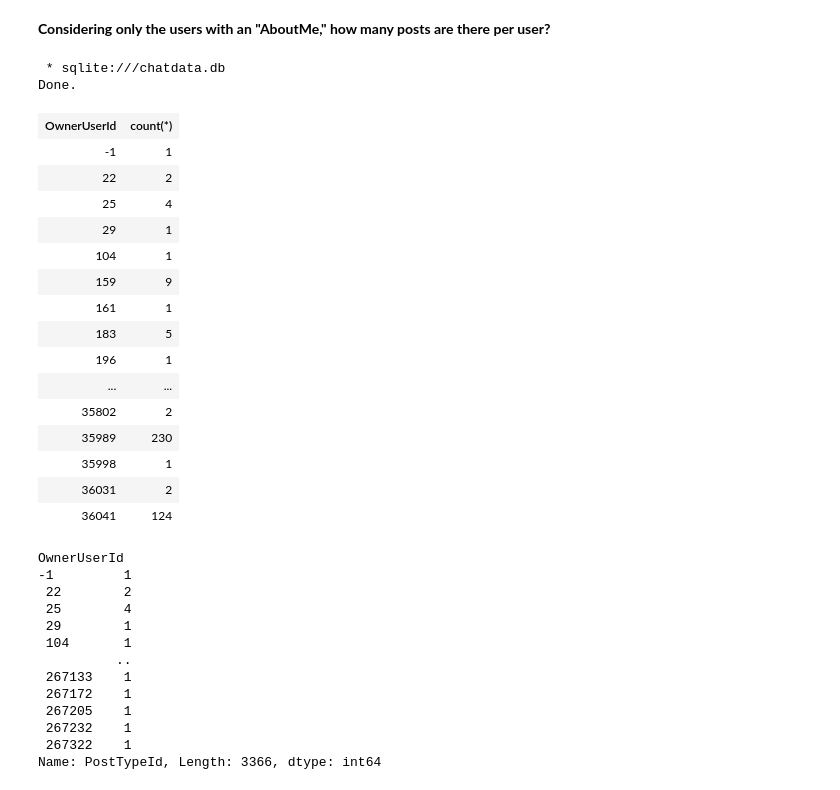
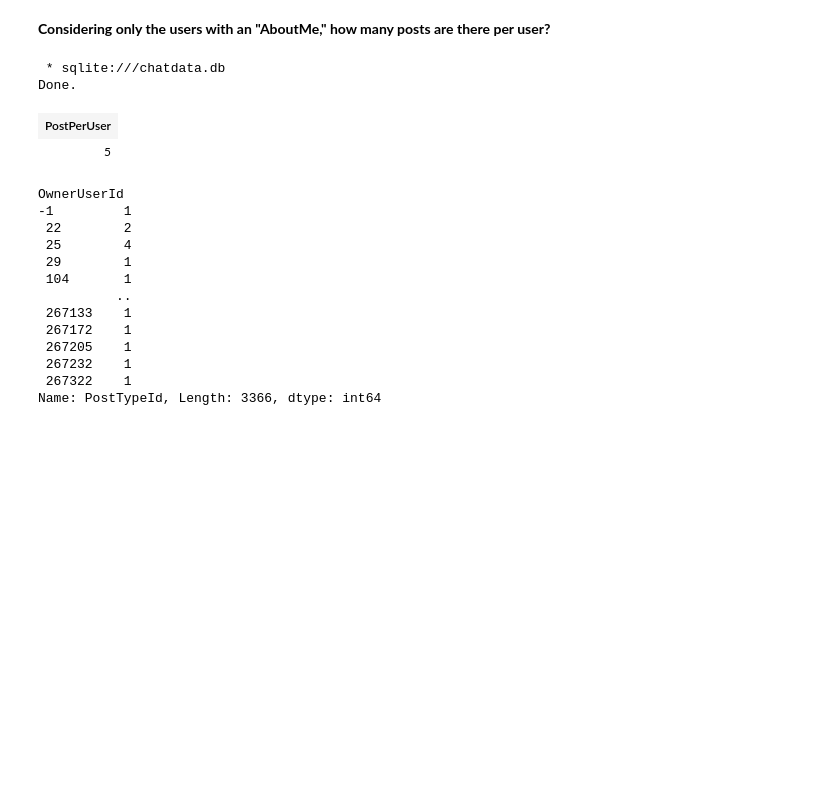
Before and after one commit to soyinkas1/PP0007_DfE-AMS-OpenClassrooms-Data-Analysis-Bootcamp_Excel_Tableau-PowerBI_Python_SQL, a Jupyter notebook: Project 4/Soyinka_Sowoolu_2_chat_data Jupyter Notebook.ipynb, the cells around one changed output. Saved outputs shown, nothing was run; the diff lists cells and outputs as text; code cells hidden in the pictures; blank space fills up the shorter version.

```diff
--- a/Project 4/Soyinka_Sowoolu_2_chat_data Jupyter Notebook.ipynb
+++ b/Project 4/Soyinka_Sowoolu_2_chat_data Jupyter Notebook.ipynb
@@ -1412,30 +1412,14 @@ store_query('task 3','How many posts have been created by a user that has a fill
 **Considering only the users with an "AboutMe," how many posts are there per user?**
 # %%
 %%sql
-SELECT OwnerUserId,count(*)
-FROM (SELECT * FROM users
+SELECT (count(Posts.Id))/(count(DISTINCT users.Id)) as PostPerUser FROM users
 INNER JOIN posts ON posts.OwnerUserId = users.Id
-WHERE AboutMe <> "NULL")
-GROUP BY OwnerUserId;
+WHERE AboutMe <> "NULL"
 # %% [output]
  * sqlite:///chatdata.db
 Done.
-| OwnerUserId | count(*) |
-| -1 | 1 |
-| 22 | 2 |
-| 25 | 4 |
-| 29 | 1 |
-| 104 | 1 |
-| 159 | 9 |
-| 161 | 1 |
-| 183 | 5 |
-| 196 | 1 |
-| ... | ... |
-| 35802 | 2 |
-| 35989 | 230 |
-| 35998 | 1 |
-| 36031 | 2 |
-| 36041 | 124 |
+| PostPerUser |
+| 5 |
 # %%
 # Confirm using Pandas
 (mergeT[mergeT['AboutMe'].notnull()]).groupby('OwnerUserId')['PostTypeId'].count()
```
Also changed, not shown: parts of 19 cells of this notebook, 7 other files.
